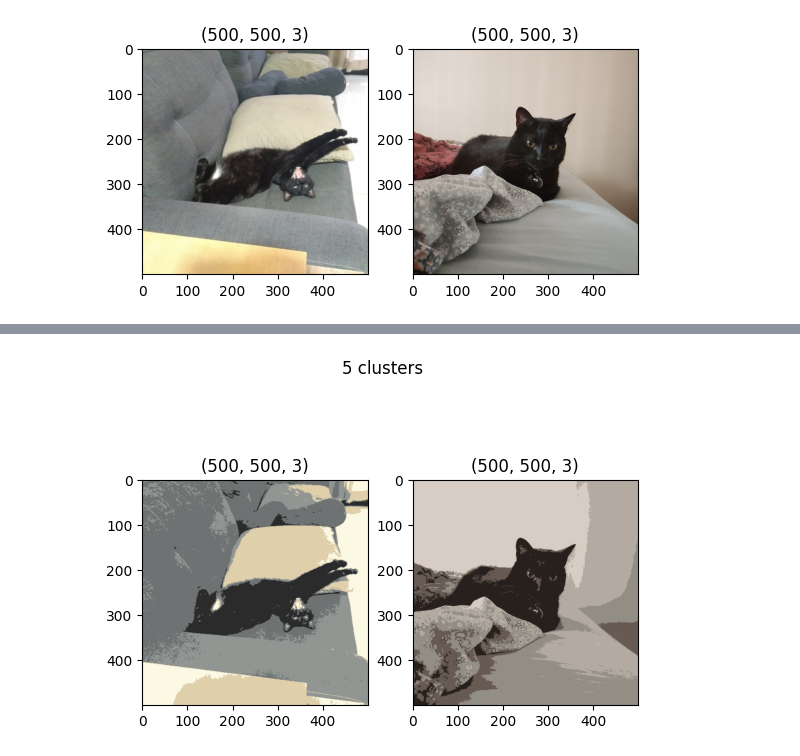
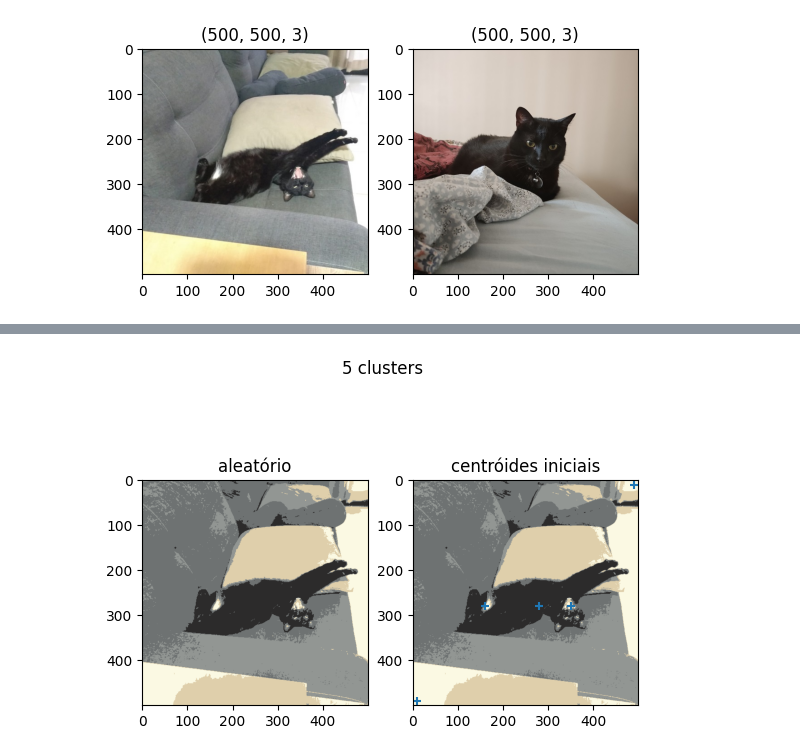
Before and after one commit to htbrandao/ppgi-proc-img, a Jupyter notebook: trab08/trab08.ipynb, the cells around one changed output, grey strips where cells are left out. Drawn from its saved outputs; the diff is of its cells as text; code cells hidden in the pictures.

```diff
--- a/trab08/trab08.ipynb
+++ b/trab08/trab08.ipynb
@@ -51,30 +66,45 @@ plt.show()
+# %%
+# ini = [
+#     [x1[p[0],p[1],:] for p in list(zip(_x, _y))]
+# ]
+ini = [
+    [252, 252, 252],
+    [220, 214, 188],
+    [28, 26, 27],
+    [128, 131, 124],
+    [255, 250, 195],
+]
 # %%
-def segmentar(img, n=5):
+def segmentar(img, init=None, n=5):
     shape_old = img.shape
     pixels = img.reshape((-1, 3))
-    kmeans = KMeans(n_clusters=n, random_state=42)
+    if init:
+        kmeans = KMeans(n_clusters=n, random_state=42, init=init)
+    else:
+        kmeans = KMeans(n_clusters=n, random_state=42)
     kmeans.fit(pixels)
     labels = kmeans.labels_
     centros = kmeans.cluster_centers_
     segmentada = centros[labels].reshape(shape_old)
     return segmentada
 # %%
-y1 = segmentar(x1)
-y1 = y1.astype(np.uint8)
+y1a = segmentar(x1)
+y1a = y1a.astype(np.uint8)
 
-y2 = segmentar(x2)
-y2 = y2.astype(np.uint8)
+y1b = segmentar(x1, init=ini)
+y1b = y1b.astype(np.uint8)
 
 plt.suptitle('5 clusters')
 
 plt.subplot(1,2,1)
-plt.title(y1.shape)
-plt.imshow(y1)
+plt.title('aleatório')
+plt.imshow(y1a)
 
 plt.subplot(1,2,2)
-plt.title(y2.shape)
-plt.imshow(y2)
+plt.title('centróides iniciais')
+plt.imshow(y1b)
+plt.scatter(x=_x, y=_y, marker='+')
 
 plt.show()
 # %% [output]
-[figure, old version]
+[figure, new version]
```
Also changed, not shown: parts of 3 cells of this notebook, 2 other files.
